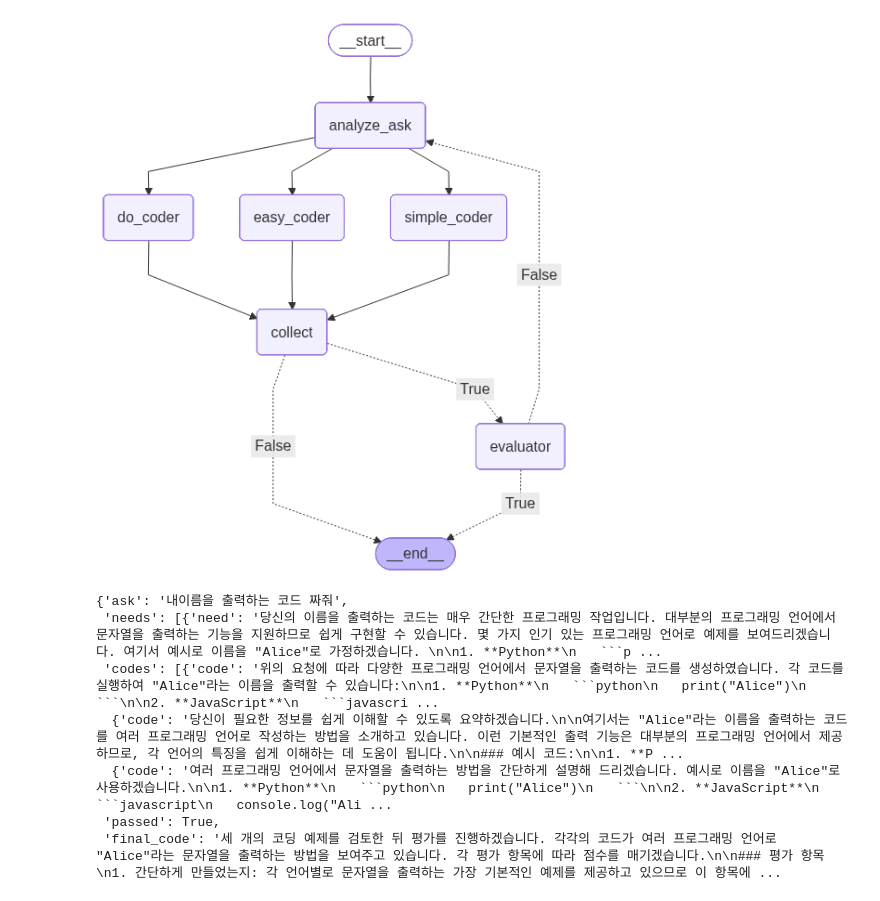
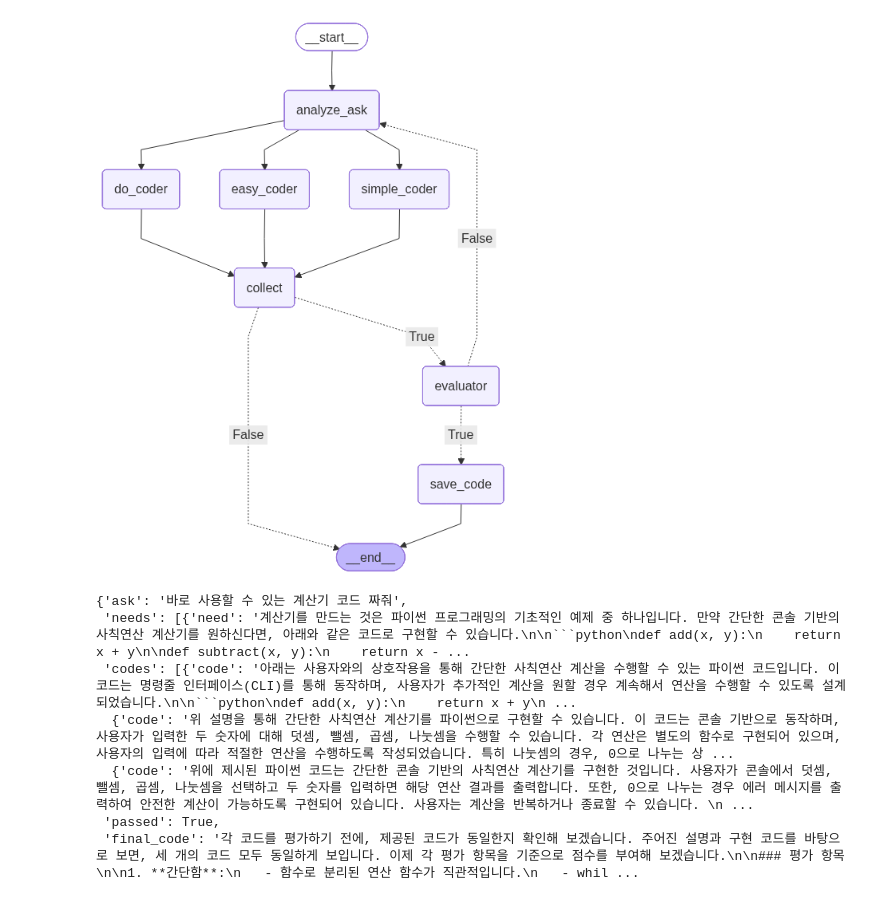
Before and after one commit to naroyounho-hub/codeweaving, a Jupyter notebook: main.ipynb, the cells around one changed output. Drawn from its saved outputs; the diff is of its cells as text; code cells hidden in the pictures.

````diff
--- a/main.ipynb
+++ b/main.ipynb
@@ -20,7 +20,7 @@ class State(TypedDict):
 # %%
 def analyze_ask(state:State):
     response = llm.invoke(
-        f"어떤 종류의 코딩이 필요한지 분석해줘:{state['ask']}"
+        f"어떤 종류의 파이썬 코딩이 필요한지 분석해줘:{state['ask']}"
     )
     return {
         "needs":[
@@ -32,7 +32,7 @@ def analyze_ask(state:State):
 
 def simple_coder(state:State):
     response = llm.invoke(
-        f"필요한 코딩을 간단하게 구현해줘:{state['needs']}"
+        f"필요한 파이썬 코딩을 간단하게 구현해줘:{state['needs']}"
     )
     return {
         "codes":[
@@ -43,7 +43,7 @@ def simple_coder(state:State):
     }
 def do_coder(state:State):
     response = llm.invoke(
-        f"필요한 코딩을 꼭 실행이 되게 구현해줘:{state['needs']}"
+        f"필요한 파이썬 코딩을 꼭 실행이 되게 구현해줘:{state['needs']}"
     )
     return {
         "codes":[
@@ -54,7 +54,7 @@ def do_coder(state:State):
     }
 def easy_coder(state:State):
     response = llm.invoke(
-        f"필요한 코딩을 누구나 이해하기 쉽게 구현해줘:{state['needs']}"
+        f"필요한 파이썬 코딩을 누구나 이해하기 쉽게 구현해줘:{state['needs']}"
     )
     return {
         "codes":[
@@ -71,7 +71,7 @@ def has_three_codes(state: State) -> bool:
     return len(state["codes"]) >= 3
 
 def evaluator(state : State):
-    response = llm.invoke(f"""출력된 3개 코딩을 평가해줘,
+    response = llm.invoke(f"""출력된 3개 파이썬 코딩을 평가해줘,
                           평가항목은 1. 간단하게 만들었는지 2. 작동이 되는지, 3. 누구나 이해할 수 있는지
                           이 세가지 평가항목을 종합적으로 100점만점으로 평가해서 70점이상은 PASS, 70점 이하는 FAIL이야
                           다만 실행이 안되면 무조건 0점이야
@@ -87,46 +87,57 @@ def evaluator(state : State):
 
 def evaluate_code(state: State) -> bool:
     return state["passed"]
+
+def save_code(state: State):
+    code = state["final_code"]
+
+    with open("generated_code.py", "w", encoding="utf-8") as f:
+        f.write(code)
+
+    return {}
 # %%
 graph_builder = StateGraph(State)
 
 graph_builder.add_node("analyze_ask",analyze_ask)
 graph_builder.add_node("simple_coder",simple_coder)
 graph_builder.add_node("do_coder",do_coder)
 graph_builder.add_node("easy_coder",easy_coder)
 graph_builder.add_node("collect",collect)
 graph_builder.add_node("evaluator",evaluator)
+graph_builder.add_node("save_code", save_code)
 
 
 graph_builder.add_edge(START,"analyze_ask")
 graph_builder.add_edge("analyze_ask","simple_coder")
 graph_builder.add_edge("analyze_ask","do_coder")
 graph_builder.add_edge("analyze_ask","easy_coder")
 graph_builder.add_edge("simple_coder","collect")
 graph_builder.add_edge("do_coder","collect")
 graph_builder.add_edge("easy_coder","collect")
 graph_builder.add_conditional_edges("collect",has_three_codes,
     {True: "evaluator", False: END}
 )
 graph_builder.add_conditional_edges(
     "evaluator",
     evaluate_code,
-    {True: END, False: "analyze_ask"}
+    {True: "save_code", False: "analyze_ask"}
 )
+
+graph_builder.add_edge("save_code", END)
 
 graph = graph_builder.compile()
 graph
 # %% [output]
-[figure, old version]
+[figure, new version]
 # %%
 graph.invoke({
-    "ask":"내이름을 출력하는 코드 짜줘"
+    "ask":"바로 사용할 수 있는 계산기 코드 짜줘"
 })
 # %% [output]
-{'ask': '내이름을 출력하는 코드 짜줘',
- 'needs': [{'need': '당신의 이름을 출력하는 코드는 매우 간단한 프로그래밍 작업입니다. 대부분의 프로그래밍 언어에서 문자열을 출력하는 기능을 지원하므로 쉽게 구현할 수 있습니다. 몇 가지 인기 있는 프로그래밍 언어로 예제를 보여드리겠습니다. 여기서 예시로 이름을 "Alice"로 가정하겠습니다. \n\n1. **Python**\n   ```p ...
- 'codes': [{'code': '위의 요청에 따라 다양한 프로그래밍 언어에서 문자열을 출력하는 코드를 생성하였습니다. 각 코드를 실행하여 "Alice"라는 이름을 출력할 수 있습니다:\n\n1. **Python**\n   ```python\n   print("Alice")\n   ```\n\n2. **JavaScript**\n   ```javascri ...
-  {'code': '당신이 필요한 정보를 쉽게 이해할 수 있도록 요약하겠습니다.\n\n여기서는 "Alice"라는 이름을 출력하는 코드를 여러 프로그래밍 언어로 작성하는 방법을 소개하고 있습니다. 이런 기본적인 출력 기능은 대부분의 프로그래밍 언어에서 제공하므로, 각 언어의 특징을 쉽게 이해하는 데 도움이 됩니다.\n\n### 예시 코드:\n\n1. **P ...
-  {'code': '여러 프로그래밍 언어에서 문자열을 출력하는 방법을 간단하게 설명해 드리겠습니다. 예시로 이름을 "Alice"로 사용하겠습니다.\n\n1. **Python**\n   ```python\n   print("Alice")\n   ```\n\n2. **JavaScript**\n   ```javascript\n   console.log("Ali ...
+{'ask': '바로 사용할 수 있는 계산기 코드 짜줘',
+ 'needs': [{'need': '계산기를 만드는 것은 파이썬 프로그래밍의 기초적인 예제 중 하나입니다. 만약 간단한 콘솔 기반의 사칙연산 계산기를 원하신다면, 아래와 같은 코드로 구현할 수 있습니다.\n\n```python\ndef add(x, y):\n    return x + y\n\ndef subtract(x, y):\n    return x - ...
+ 'codes': [{'code': '아래는 사용자와의 상호작용을 통해 간단한 사칙연산 계산을 수행할 수 있는 파이썬 코드입니다. 이 코드는 명령줄 인터페이스(CLI)를 통해 동작하며, 사용자가 추가적인 계산을 원할 경우 계속해서 연산을 수행할 수 있도록 설계되었습니다.\n\n```python\ndef add(x, y):\n    return x + y\n ...
+  {'code': '위 설명을 통해 간단한 사칙연산 계산기를 파이썬으로 구현할 수 있습니다. 이 코드는 콘솔 기반으로 동작하며, 사용자가 입력한 두 숫자에 대해 덧셈, 뺄셈, 곱셈, 나눗셈을 수행할 수 있습니다. 각 연산은 별도의 함수로 구현되어 있으며, 사용자의 입력에 따라 적절한 연산을 수행하도록 작성되었습니다. 특히 나눗셈의 경우, 0으로 나누는 상 ...
+  {'code': '위에 제시된 파이썬 코드는 간단한 콘솔 기반의 사칙연산 계산기를 구현한 것입니다. 사용자가 콘솔에서 덧셈, 뺄셈, 곱셈, 나눗셈을 선택하고 두 숫자를 입력하면 해당 연산 결과를 출력합니다. 또한, 0으로 나누는 경우 에러 메시지를 출력하여 안전한 계산이 가능하도록 구현되어 있습니다. 사용자는 계산을 반복하거나 종료할 수 있습니다. \n ...
  'passed': True,
- 'final_code': '세 개의 코딩 예제를 검토한 뒤 평가를 진행하겠습니다. 각각의 코드가 여러 프로그래밍 언어로 "Alice"라는 문자열을 출력하는 방법을 보여주고 있습니다. 각 평가 항목에 따라 점수를 매기겠습니다.\n\n### 평가 항목\n1. 간단하게 만들었는지: 각 언어별로 문자열을 출력하는 가장 기본적인 예제를 제공하고 있으므로 이 항목에 ...
+ 'final_code': '각 코드를 평가하기 전에, 제공된 코드가 동일한지 확인해 보겠습니다. 주어진 설명과 구현 코드를 바탕으로 보면, 세 개의 코드 모두 동일하게 보입니다. 이제 각 평가 항목을 기준으로 점수를 부여해 보겠습니다.\n\n### 평가 항목\n\n1. **간단함**:\n   - 함수로 분리된 연산 함수가 직관적입니다.\n   - whil ...
````
